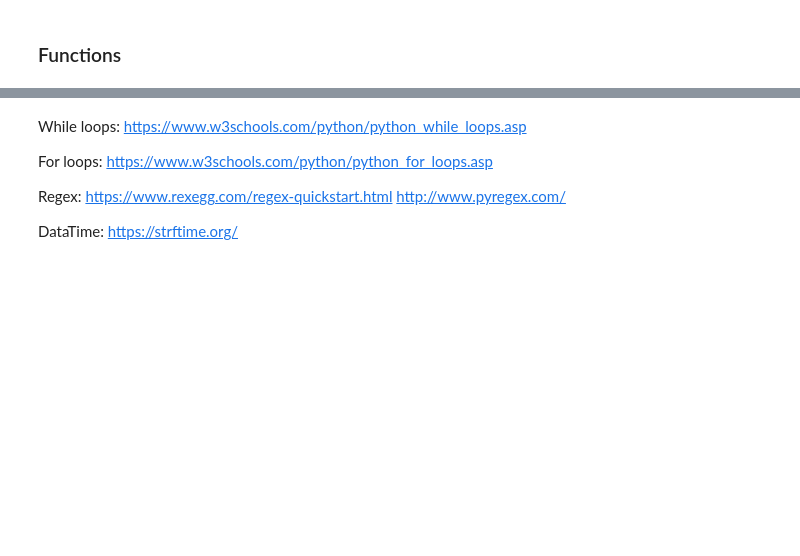
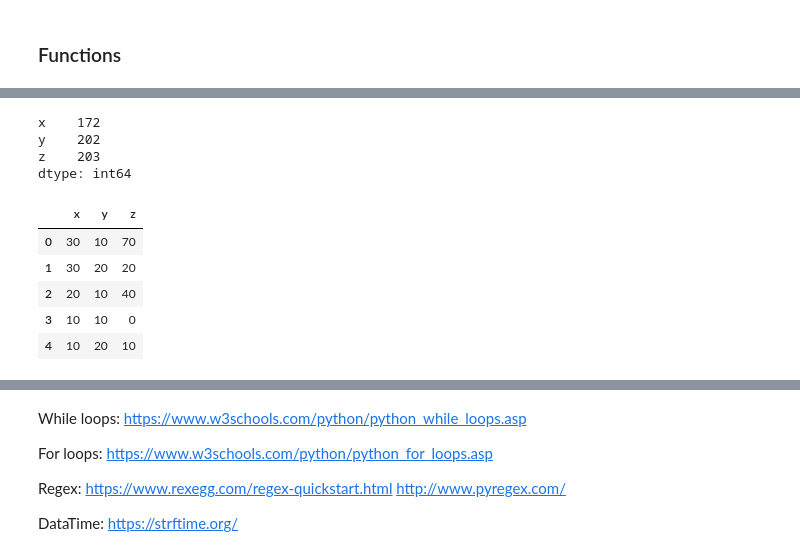
Before and after one commit to sandhyaparna/Python-DataScience-CookBook, a Jupyter notebook: Interview Questions/Python_Refresher.ipynb, the cells around one changed output, grey strips where cells are left out. Drawn from its saved outputs; the diff is of its cells as text; code cells hidden in the pictures; blank space fills up the shorter version.

```diff
--- a/Interview Questions/Python_Refresher.ipynb
+++ b/Interview Questions/Python_Refresher.ipynb
@@ -27,0 +53,18 @@ Length: 10000, dtype: int64
+# %%
+# Column wise
+df.apply(lambda x: x.sum(), axis=0)
+# %% [output]
+x    172
+y    202
+z    203
+dtype: int64
+# %%
+#  performs the Lambda function on the DataFrame elementwise
+df.applymap(lambda x: x*10).head()
+# %% [output]
+|  | x | y | z |
+| 0 | 30 | 10 | 70 |
+| 1 | 30 | 20 | 20 |
+| 2 | 20 | 10 | 40 |
+| 3 | 10 | 10 | 0 |
+| 4 | 10 | 20 | 10 |
```
Also changed, not shown: parts of 4 cells of this notebook.
